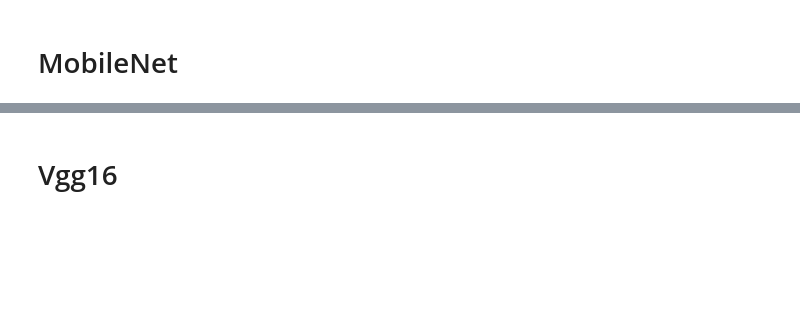
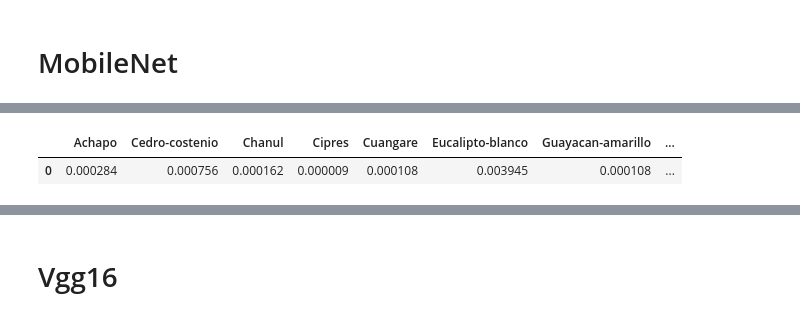
Before and after one commit to daquesada/deeplearning, a Jupyter notebook: transfer-learning.ipynb, the cells around one changed output, grey strips where cells are left out. Cells and saved outputs as stored; diff of their text form; code cells hidden in the pictures; blank space fills up the shorter version.

```diff
--- a/transfer-learning.ipynb
+++ b/transfer-learning.ipynb
@@ -423,9 +455,13 @@ print("Number of layers in the base model: ", len(mobileNet.layers))
+# %%
+from keras import regularizers
+opt_mn = tf.keras.optimizers.Adam(learning_rate=1e-4)
 # %%
 mobileNet_model = Sequential()
 mobileNet_model.add(mobileNet)
 mobileNet_model.add(GlobalAveragePooling2D())
-mobileNet_model.add(Dense(512, activation='relu'))
-mobileNet_model.add(Dense(num_classes, activation="softmax"))
-mobileNet_model.compile(loss="categorical_crossentropy", optimizer=opt,
+mobileNet_model.add(Dense(512, activation='relu',kernel_regularizer=regularizers.l1_l2(l1=0.001,l2=0.001)))#,kernel_regularizer=regularizers.l1_l2(l1=0.001,l2=0.001)
+mobileNet_model.add(Dropout(0.35))
+mobileNet_model.add(Dense(num_classes, activation="softmax",))
+mobileNet_model.compile(loss="categorical_crossentropy", optimizer=opt_mn,
                     metrics=["accuracy"])
 len(mobileNet_model.trainable_variables)
@@ -482,9 +550,12 @@ sns.heatmap(cm, annot=True,xticklabels=train_it.class_indices.keys(),yticklabels
 # %%
-img, x = get_image('/content/SingleShot0103.jpg')
+img, x = get_image('SingleShot0103.jpg')
 x=x.astype('float32') / 255.
 probabilities_x = mobileNet_model.predict([x])
 df = pd.DataFrame(probabilities_x,columns=train_it.class_indices.keys())
 df
+# %% [output]
+|  | Achapo | Cedro-costenio | Chanul | Cipres | Cuangare | Eucalipto-blanco | Guayacan-amarillo | ... |
+| 0 | 0.000284 | 0.000756 | 0.000162 | 0.000009 | 0.000108 | 0.003945 | 0.000108 | ... |
 # %%
 row=["MobileNet",accuracy,loss,(fin-inicio)/60]
 stats.loc[1]= row
```
Also changed, not shown: parts of 46 cells of this notebook, 1 other file.
